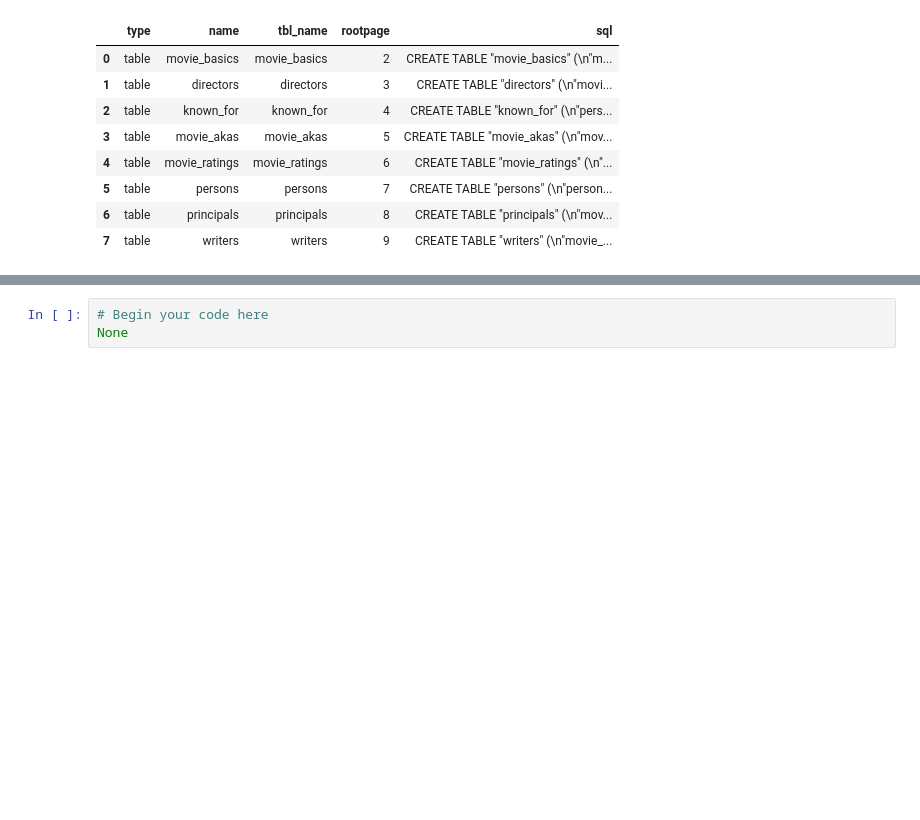
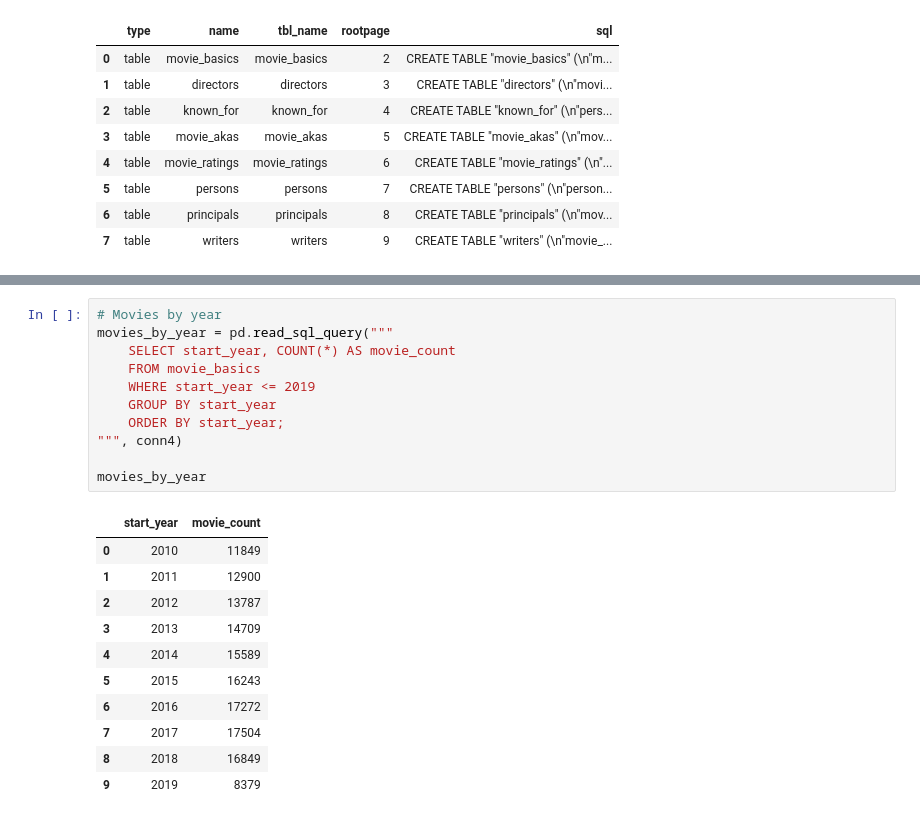
Before and after one commit to drivernf/dsc-sql-summative-lab, a Jupyter notebook: SQLSummativeLab.ipynb, the cells around one changed output, grey strips where cells are left out. Cells and saved outputs as stored; diff of their text form; blank space fills up the shorter version.

```diff
--- a/SQLSummativeLab.ipynb
+++ b/SQLSummativeLab.ipynb
@@ -497,6 +497,26 @@ Tips for Success:
 Begin with broad exploratory queries to understand the data's scope and content. Then focus on honing in on interesting relationships between different data categories. Consider industry trends, audience preferences, or financial aspects when formulating your business question. Pay attention to data quality issues, inconsistencies, or limitations that might affect your analysis. Remember, the goal is to demonstrate your analytical thinking and ability to derive meaningful insights from complex datasets. Good luck with your exploration!
 
 NOTE: You do not need to explore every aspect of this database. Find something that you think is interesting or relevant about the data and focus your exploration there.
-# %%
-# Begin your code here
-None
+# %%
+# Movies by year
+movies_by_year = pd.read_sql_query("""
+    SELECT start_year, COUNT(*) AS movie_count
+    FROM movie_basics
+    WHERE start_year <= 2019
+    GROUP BY start_year
+    ORDER BY start_year;
+""", conn4)
+
+movies_by_year
+# %% [output]
+|  | start_year | movie_count |
+| 0 | 2010 | 11849 |
+| 1 | 2011 | 12900 |
+| 2 | 2012 | 13787 |
+| 3 | 2013 | 14709 |
+| 4 | 2014 | 15589 |
+| 5 | 2015 | 16243 |
+| 6 | 2016 | 17272 |
+| 7 | 2017 | 17504 |
+| 8 | 2018 | 16849 |
+| 9 | 2019 | 8379 |
```
Also changed, not shown: parts of 1 cell of this notebook.
